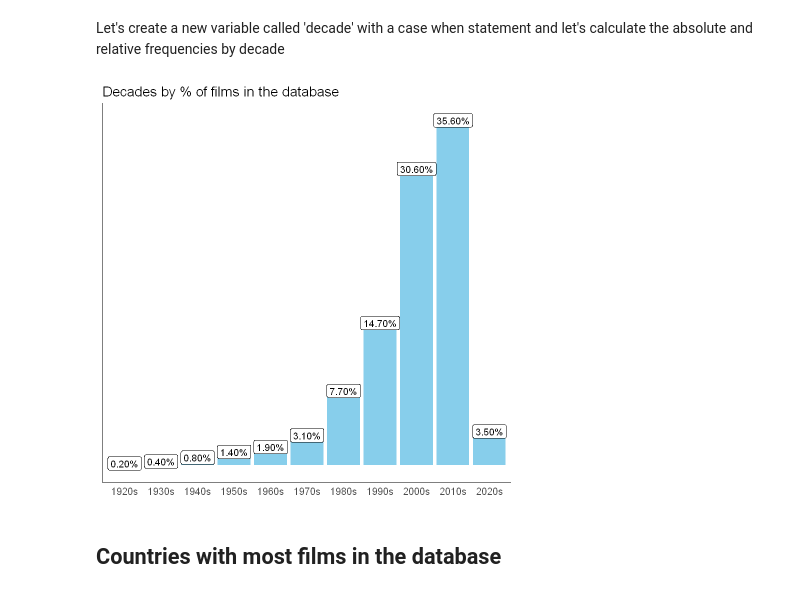
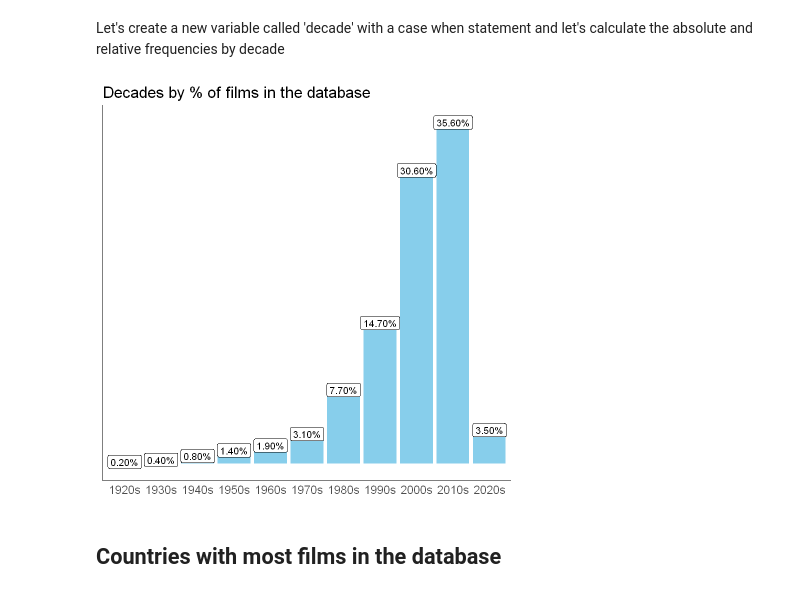
Before and after one commit to JacopoMalatesta/imdb_most_popular_films, a Jupyter notebook: scripts/04 - Querying and visualizing the results with SQL and R.ipynb, the cells around one changed output. Saved outputs shown, nothing was run; the diff lists cells and outputs as text; code cells hidden in the pictures.

```diff
--- a/scripts/04 - Querying and visualizing the results with SQL and R.ipynb
+++ b/scripts/04 - Querying and visualizing the results with SQL and R.ipynb
@@ -90,36 +90,36 @@ query <- "SELECT CASE WHEN EXTRACT(YEAR FROM release_date :: DATE) >= 2020 THEN
                       WHEN EXTRACT(YEAR FROM release_date :: DATE) >= 2010 AND EXTRACT(YEAR FROM release_date :: DATE) < 2020 THEN '2010s'
                       WHEN EXTRACT(YEAR FROM release_date :: DATE) >= 2000 AND EXTRACT(YEAR FROM release_date :: DATE) < 2010 THEN '2000s'
                       WHEN EXTRACT(YEAR FROM release_date :: DATE) >= 1990 AND EXTRACT(YEAR FROM release_date :: DATE) < 2000 THEN '1990s'
                       WHEN EXTRACT(YEAR FROM release_date :: DATE) >= 1980 AND EXTRACT(YEAR FROM release_date :: DATE) < 1990 THEN '1980s'
                       WHEN EXTRACT(YEAR FROM release_date :: DATE) >= 1970 AND EXTRACT(YEAR FROM release_date :: DATE) < 1980 THEN '1970s'
                       WHEN EXTRACT(YEAR FROM release_date :: DATE) >= 1960 AND EXTRACT(YEAR FROM release_date :: DATE) < 1970 THEN '1960s'
                       WHEN EXTRACT(YEAR FROM release_date :: DATE) >= 1950 AND EXTRACT(YEAR FROM release_date :: DATE) < 1960 THEN '1950s'
                       WHEN EXTRACT(YEAR FROM release_date :: DATE) >= 1940 AND EXTRACT(YEAR FROM release_date :: DATE) < 1950 THEN '1940s'
                       WHEN EXTRACT(YEAR FROM release_date :: DATE) >= 1930 AND EXTRACT(YEAR FROM release_date :: DATE) < 1940 THEN '1930s'
                       WHEN EXTRACT(YEAR FROM release_date :: DATE) >= 1920 AND EXTRACT(YEAR FROM release_date :: DATE) < 1930 THEN '1920s'
                       ELSE '1910s or earlier' END AS Decade,
                   COUNT(*),
                   ROUND(COUNT(*) :: NUMERIC / (SELECT COUNT(*) FROM films), 3) percentage
           FROM films
           GROUP BY 1
           ORDER BY 2 DESC"
 
 dbGetQuery(conn = con, statement = query)  %>%
 mutate(label = scales::percent(percentage)) %>%
 ggplot(aes(x = decade, y = percentage, label = label)) +
 geom_col(fill = "skyblue") +
 geom_label(size = 4) +
 theme_classic() +
 ggtitle("Decades by % of films in the database") +
-theme(title = element_text(size = 14),
+theme(title = element_text(size = 16),
       axis.title.y = element_blank(),
       axis.text.y = element_blank(),
       axis.ticks.y = element_blank(),
       axis.title.x = element_blank(),
       axis.ticks.x = element_blank(),
-      axis.text.x = element_text(size = 12))
+      axis.text.x = element_text(size = 14))
 # %% [output]
-[figure, old version]
+[figure, new version]
 # %% [markdown]
 ## Countries with most films in the database
 # %% [markdown]
```
Also changed, not shown: parts of 13 cells of this notebook.
